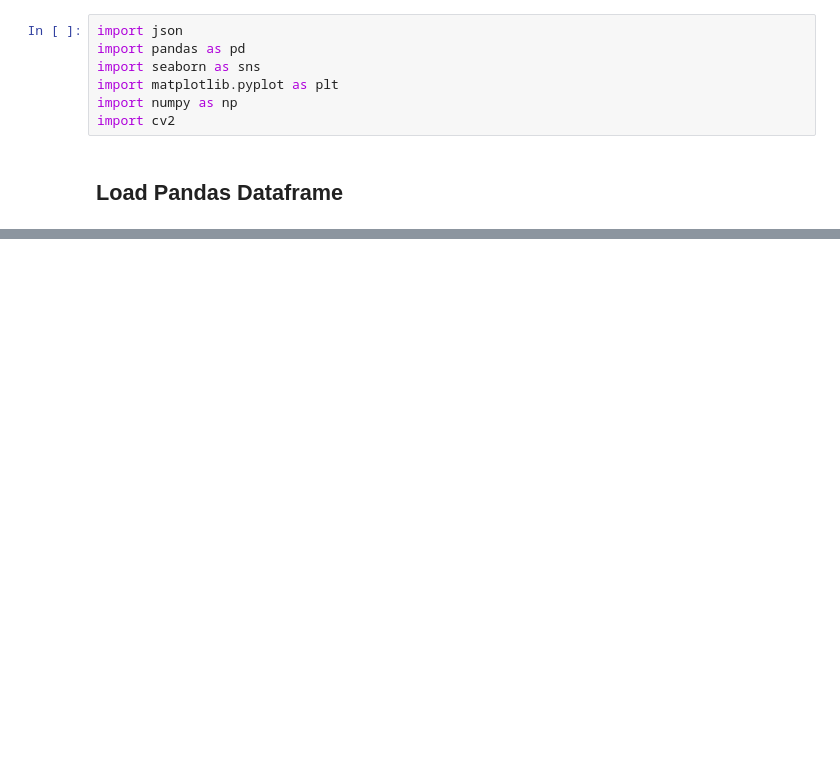
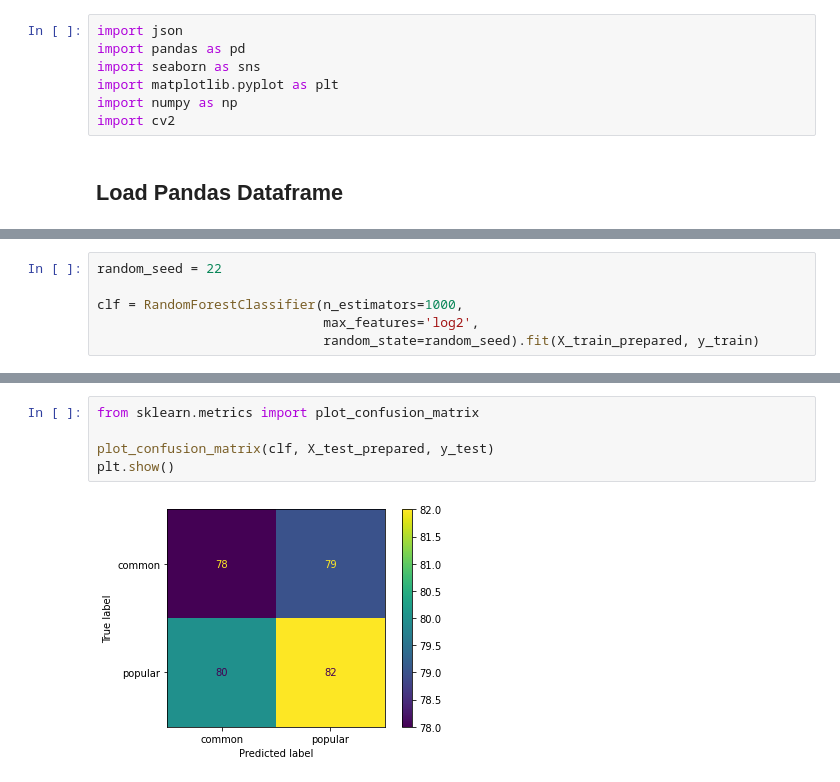
Before and after one commit to bojito/ml-album-popularity, a Jupyter notebook: 6 - Predict Popularity.ipynb, the cells around one changed output, grey strips where cells are left out. Saved outputs shown, nothing was run; the diff lists cells and outputs as text; blank space fills up the shorter version.

```diff
--- a/6 - Predict Popularity.ipynb
+++ b/6 - Predict Popularity.ipynb
@@ -188,0 +345,6 @@ r2_score(y_test, y_pred) , rms
+# %%
+random_seed = 22
+
+clf = RandomForestClassifier(n_estimators=1000,
+                             max_features='log2',
+                             random_state=random_seed).fit(X_train_prepared, y_train)
@@ -188,0 +392,7 @@ r2_score(y_test, y_pred) , rms
+# %%
+from sklearn.metrics import plot_confusion_matrix
+
+plot_confusion_matrix(clf, X_test_prepared, y_test)
+plt.show()
+# %% [output]
+[figure, added]
```
Also changed, not shown: parts of 49 cells of this notebook, 1 other file.
